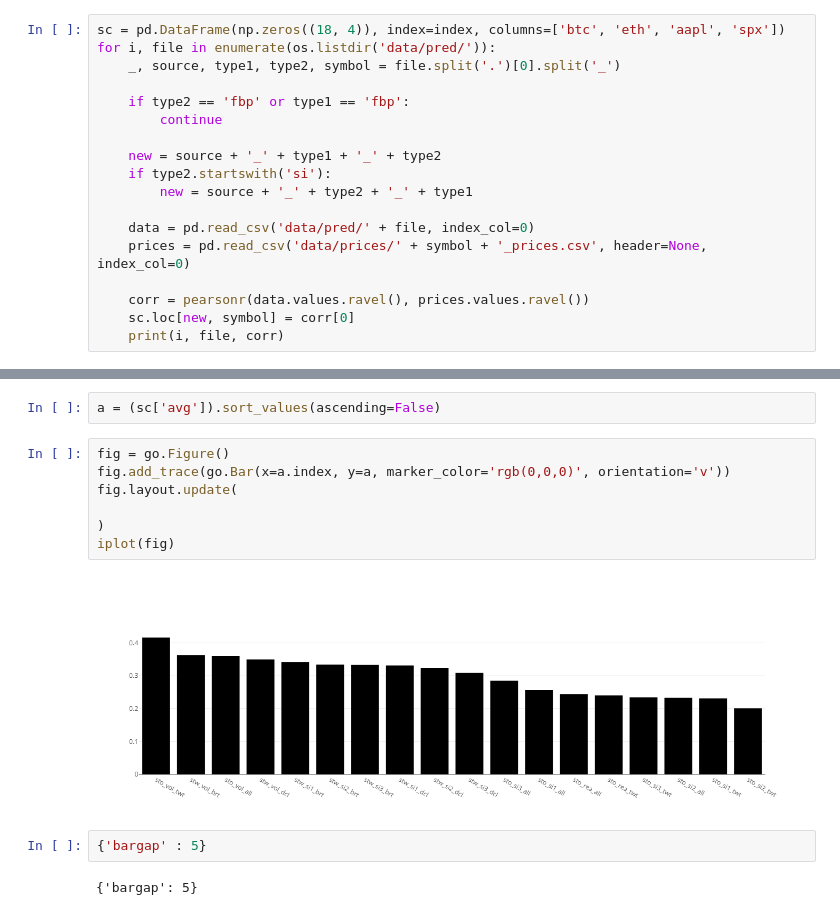
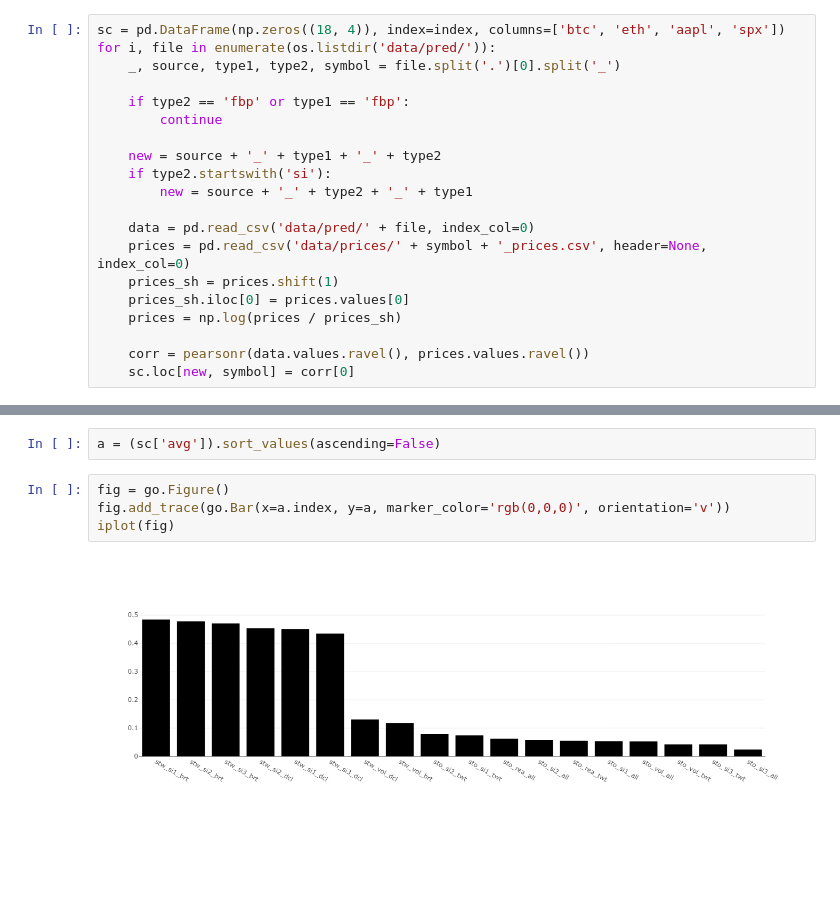
Before and after one commit to rotkert/stocktwits_sentiment, a Jupyter notebook: final_correlations.ipynb, the cells around one changed output, grey strips where cells are left out. Cells and saved outputs as stored; diff of their text form; blank space fills up the shorter version.

```diff
--- a/final_correlations.ipynb
+++ b/final_correlations.ipynb
@@ -36,7 +36,9 @@ for i, file in enumerate(os.listdir('data/pred/')):
 
     data = pd.read_csv('data/pred/' + file, index_col=0)
     prices = pd.read_csv('data/prices/' + symbol + '_prices.csv', header=None, index_col=0)
+    prices_sh = prices.shift(1)
+    prices_sh.iloc[0] = prices.values[0]
+    prices = np.log(prices / prices_sh)
 
     corr = pearsonr(data.values.ravel(), prices.values.ravel())
     sc.loc[new, symbol] = corr[0]
-    print(i, file, corr)
@@ -133,13 +115,6 @@ a = (sc['avg']).sort_values(ascending=False)
 # %%
 fig = go.Figure()
 fig.add_trace(go.Bar(x=a.index, y=a, marker_color='rgb(0,0,0)', orientation='v'))
-fig.layout.update(
-
-)
 iplot(fig)
 # %% [output]
-[figure, old version]
+[figure, new version]
-# %%
-{'bargap' : 5}
-# %% [output]
-{'bargap': 5}
```
Also changed, not shown: parts of 5 cells of this notebook, 4 other files.
